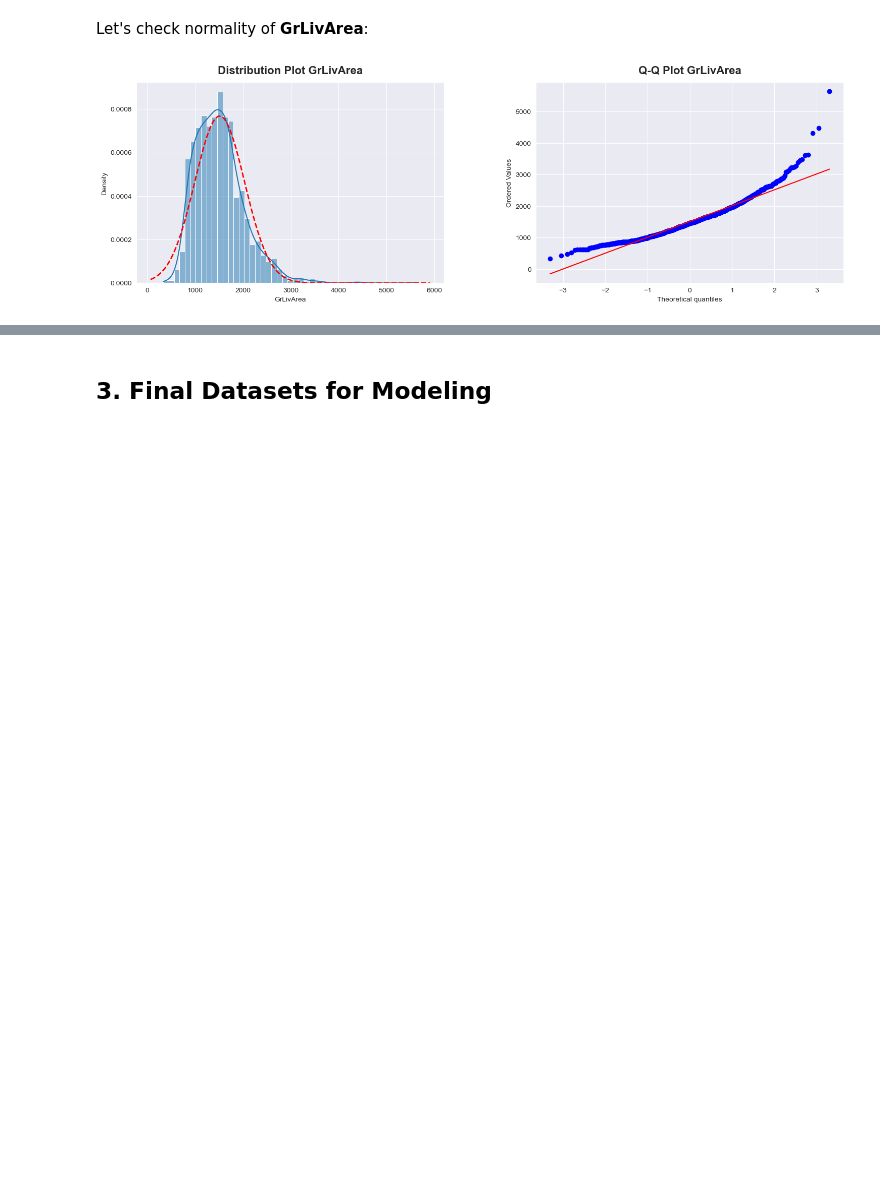
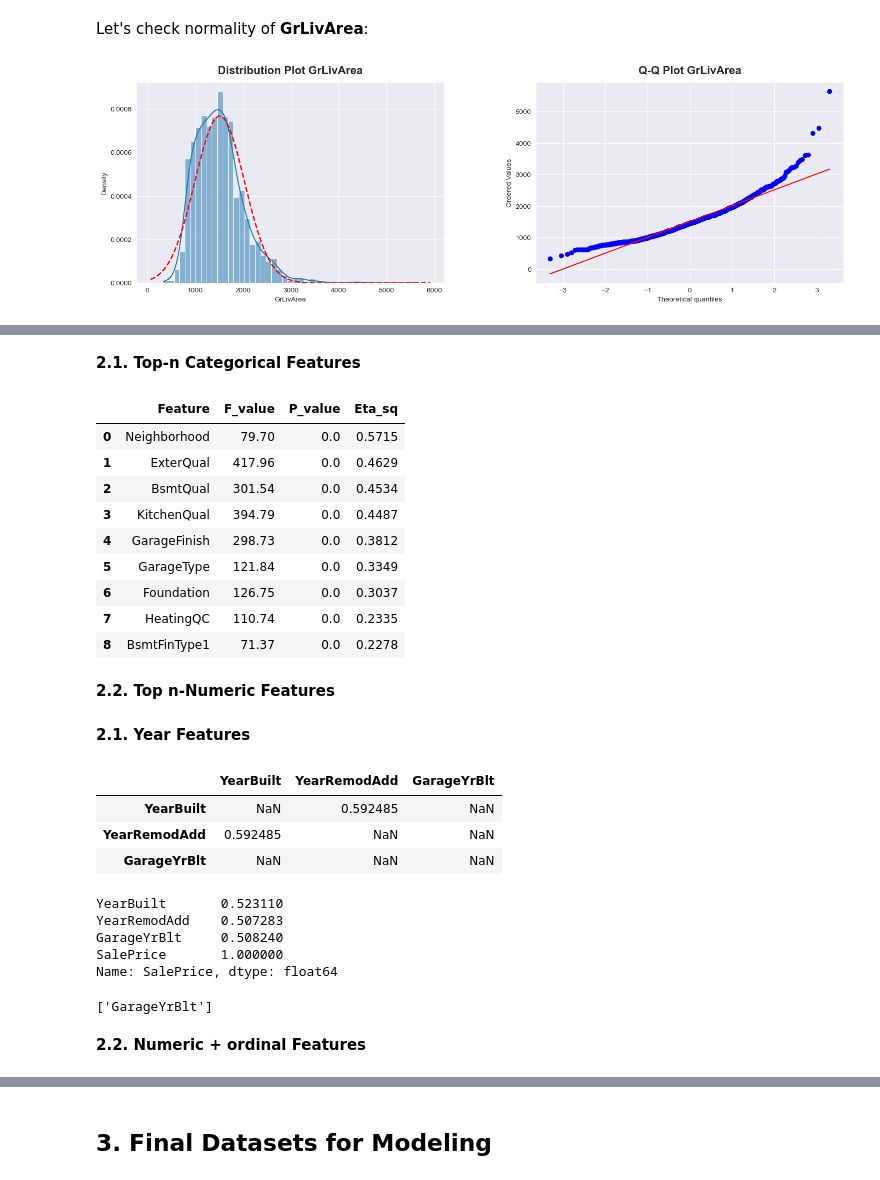
Before and after one commit to annugit1655/Real-Estate-Price-Prediction, a Jupyter notebook: Real-Estate-Price-Prediction/notebooks/02-Preprocessing-&-Feature-Engg.ipynb, the cells around one changed output, grey strips where cells are left out. Drawn from its saved outputs; the diff is of its cells as text; code cells hidden in the pictures; blank space fills up the shorter version.

Commit message:
feature_Selection

```diff
--- a/Real-Estate-Price-Prediction/notebooks/02-Preprocessing-&-Feature-Engg.ipynb
+++ b/Real-Estate-Price-Prediction/notebooks/02-Preprocessing-&-Feature-Engg.ipynb
@@ -352,3 +370,13 @@ numeric_new = [col for col in numeric_feat if col not in cols_remove]
 final_features = numeric_new + ordinal_feat + cat_feat + bool_feat + year_var
 
 y = train_df['SalePrice']
+y_log = np.log1p(train_df['SalePrice'])
+# %% [markdown]
+**2.1. Top-n Categorical Features**
+# %%
+cat_columns = train_data.select_dtypes(include='object').columns.tolist()
+numeric_columns = train_data.select_dtypes(include=np.number).columns.tolist()
+# %%
+# Categorical features with more 6% missing values
+cat_features_missing = ['PoolQC', 'MiscFeature', 'Alley', 'Fence', 'FireplaceQu', 'MasVnrType']
+cat_features = [col for col in cat_columns if col not in cat_features_missing]
@@ -354,0 +457,16 @@ y = train_df['SalePrice']
+# %%
+# Eta_sq → proportion of variance in SalePrice explained by the feature
+anova_df = calculate_anova_test(train_data, y_log, cat_features)
+anova_df = anova_df.sort_values("Eta_sq", ascending=False, ignore_index=True)
+anova_df[anova_df['Eta_sq'] >= 0.20]
+# %% [output]
+|  | Feature | F_value | P_value | Eta_sq |
+| 0 | Neighborhood | 79.70 | 0.0 | 0.5715 |
+| 1 | ExterQual | 417.96 | 0.0 | 0.4629 |
+| 2 | BsmtQual | 301.54 | 0.0 | 0.4534 |
+| 3 | KitchenQual | 394.79 | 0.0 | 0.4487 |
+| 4 | GarageFinish | 298.73 | 0.0 | 0.3812 |
+| 5 | GarageType | 121.84 | 0.0 | 0.3349 |
+| 6 | Foundation | 126.75 | 0.0 | 0.3037 |
+| 7 | HeatingQC | 110.74 | 0.0 | 0.2335 |
+| 8 | BsmtFinType1 | 71.37 | 0.0 | 0.2278 |
@@ -354,0 +477,2 @@ y = train_df['SalePrice']
+# %% [markdown]
+**2.2. Top n-Numeric Features**
@@ -354,0 +536,2 @@ y = train_df['SalePrice']
+# %% [markdown]
+**2.1. Year Features**
@@ -354,0 +540,23 @@ y = train_df['SalePrice']
+# %%
+year_select_features = year_corr_feature[(year_corr_feature) < 0.6]
+year_select_features
+# %% [output]
+|  | YearBuilt | YearRemodAdd | GarageYrBlt |
+| YearBuilt | NaN | 0.592485 | NaN |
+| YearRemodAdd | 0.592485 | NaN | NaN |
+| GarageYrBlt | NaN | NaN | NaN |
+# %%
+year_corr_price
+# %% [output]
+YearBuilt       0.523110
+YearRemodAdd    0.507283
+GarageYrBlt     0.508240
+SalePrice       1.000000
+Name: SalePrice, dtype: float64
+# %%
+year_features = ['YearBuilt', 'YearRemodAdd']
+year_remove = [col for col in year_var if col not in year_features] # Remove 'GarageYrBlt' due to multicorrelation with YearBuilt.
+# %% [output]
+['GarageYrBlt']
+# %% [markdown]
+**2.2. Numeric + ordinal Features**
```
Also changed, not shown: parts of 13 cells of this notebook.
